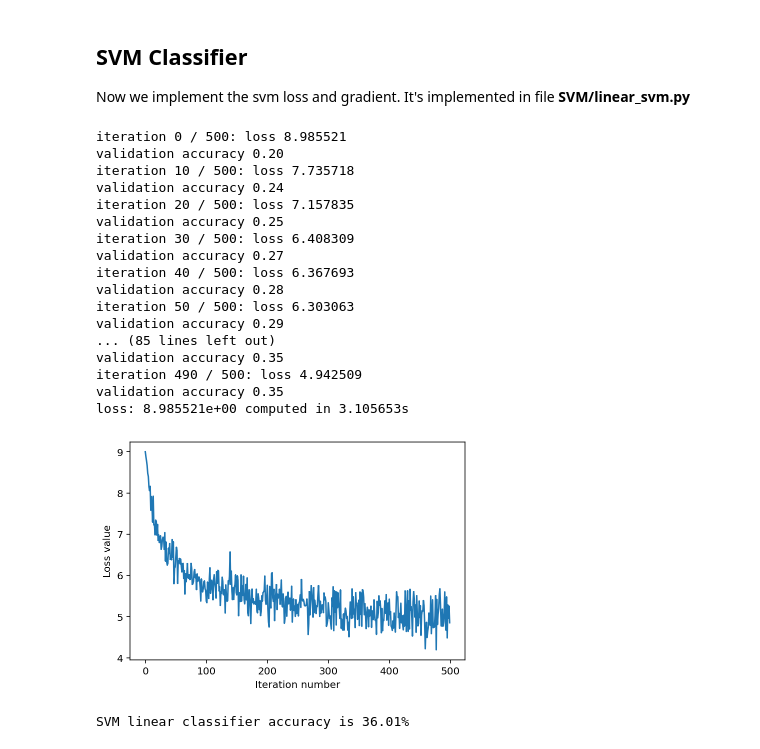
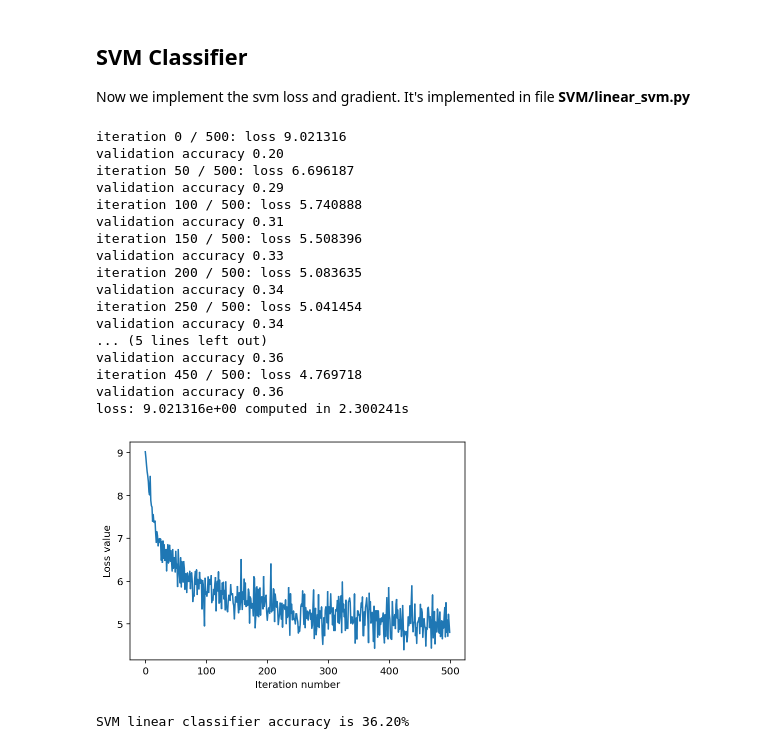
Before and after one commit to amotornenko/linear_SVM, a Jupyter notebook: linear_classifier.ipynb, the cells around one changed output. Drawn from its saved outputs; the diff is of its cells as text; code cells hidden in the pictures.

```diff
--- a/linear_classifier.ipynb
+++ b/linear_classifier.ipynb
@@ -247,36 +244,36 @@ model = LinearSVM()
 tic = time.time()
 loss_log = model.train(x['train'], y['train'], n_epochs=500,
                              validate=True, x_val=x['validate'], y_val=y['validate'],
-                             use_numpy=True, log_period=10)
+                             use_numpy=True, log_period=50)
 toc = time.time()
 print('loss: %e computed in %fs' % (loss_log[0], toc - tic))
 # %% [output]
-iteration 0 / 500: loss 8.985521
+iteration 0 / 500: loss 9.021316
 validation accuracy 0.20
-iteration 10 / 500: loss 7.735718
-validation accuracy 0.24
-iteration 20 / 500: loss 7.157835
-validation accuracy 0.25
-iteration 30 / 500: loss 6.408309
-validation accuracy 0.27
-iteration 40 / 500: loss 6.367693
-validation accuracy 0.28
-iteration 50 / 500: loss 6.303063
+iteration 50 / 500: loss 6.696187
 validation accuracy 0.29
-... (85 lines left out)
-validation accuracy 0.35
-iteration 490 / 500: loss 4.942509
-validation accuracy 0.35
-loss: 8.985521e+00 computed in 3.105653s
+iteration 100 / 500: loss 5.740888
+validation accuracy 0.31
+iteration 150 / 500: loss 5.508396
+validation accuracy 0.33
+iteration 200 / 500: loss 5.083635
+validation accuracy 0.34
+iteration 250 / 500: loss 5.041454
+validation accuracy 0.34
+... (5 lines left out)
+validation accuracy 0.36
+iteration 450 / 500: loss 4.769718
+validation accuracy 0.36
+loss: 9.021316e+00 computed in 2.300241s
 # %%
 # A useful debugging strategy is to plot the loss as a function of
 # iteration number:
-plt.plot(loss_hist)
+plt.plot(loss_log)
 plt.xlabel('Iteration number')
 plt.ylabel('Loss value')
 plt.show()
 # %% [output]
-[figure, old version]
+[figure, new version]
 # %%
 y_pred = model.predict(x['test'])
 
@@ -284,7 +281,7 @@ test_accuracy = np.mean(y['test'] == y_pred)
 
 print("SVM linear classifier accuracy is %.2f%%" %(test_accuracy*100))
 # %% [output]
-SVM linear classifier accuracy is 36.01%
+SVM linear classifier accuracy is 36.20%
 # %%
 def plot_predictions(x,y, n_images, model):
     y_pred = model.predict(x[:n_images])
```
Also changed, not shown: parts of 10 cells of this notebook.
